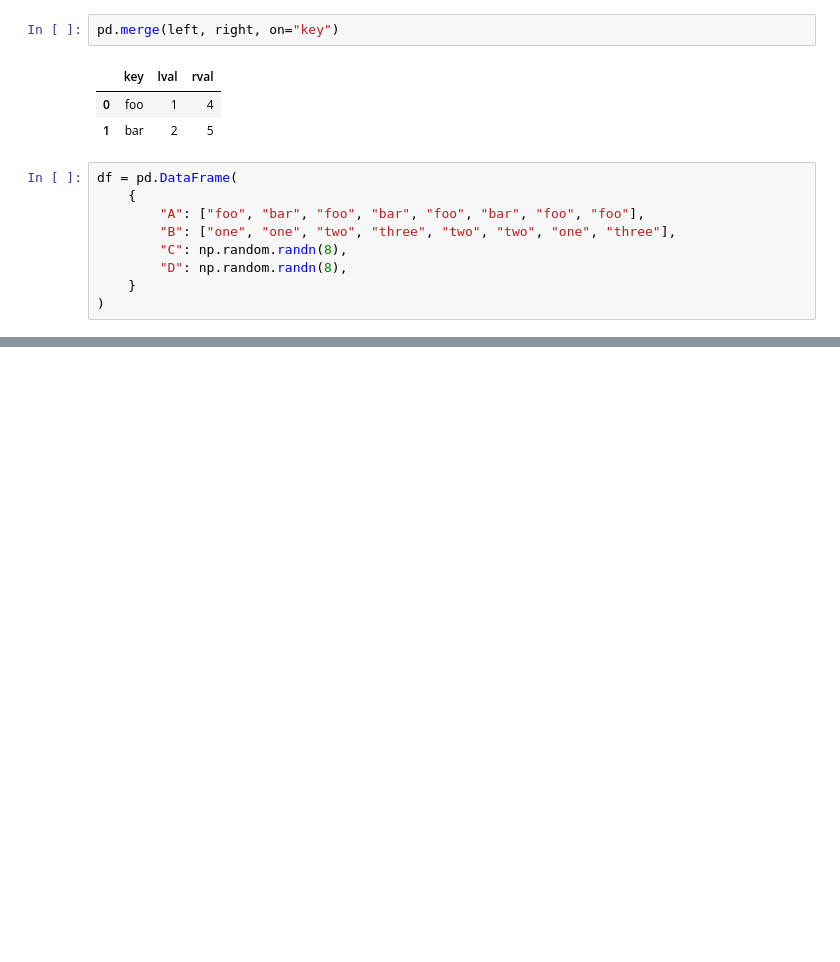
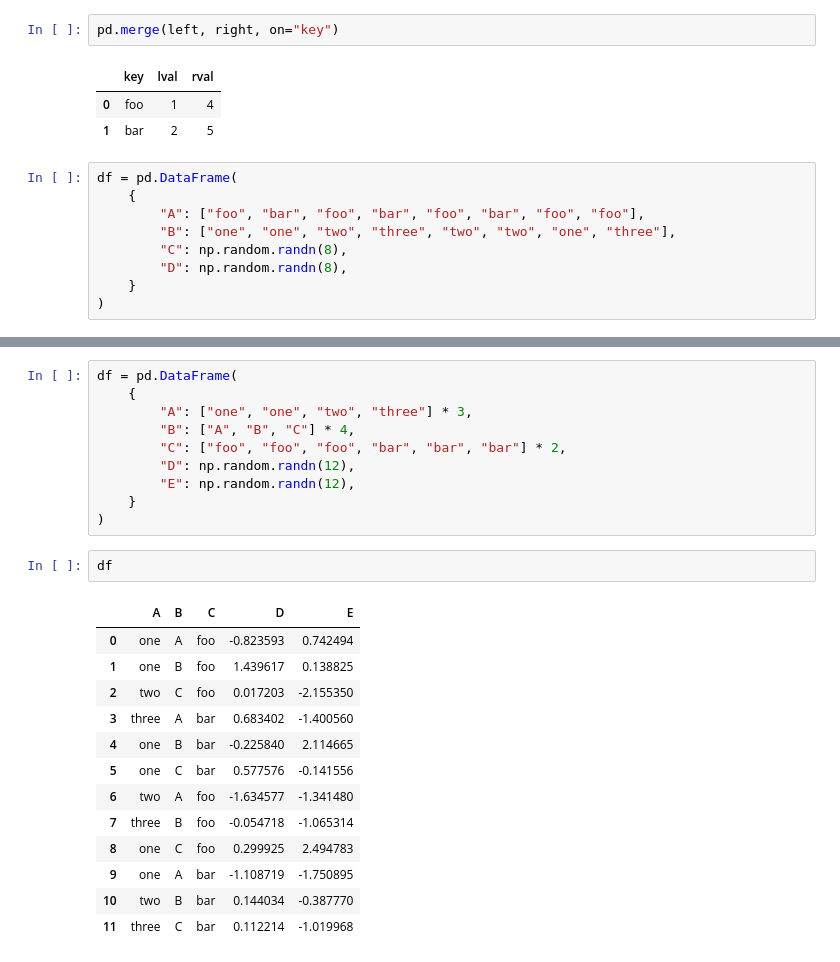
Before and after one commit to namsuhyeong/pandas, a Jupyter notebook: 10_minutes_to_pandas.ipynb, the cells around one changed output, grey strips where cells are left out. Drawn from its saved outputs; the diff is of its cells as text; blank space fills up the shorter version.

```diff
--- a/10_minutes_to_pandas.ipynb
+++ b/10_minutes_to_pandas.ipynb
@@ -593,0 +651,26 @@ df.groupby(["A", "B"]).sum()
+# %%
+df = pd.DataFrame(
+    {
+        "A": ["one", "one", "two", "three"] * 3,
+        "B": ["A", "B", "C"] * 4,
+        "C": ["foo", "foo", "foo", "bar", "bar", "bar"] * 2,
+        "D": np.random.randn(12),
+        "E": np.random.randn(12),
+    }
+)
+# %%
+df
+# %% [output]
+|  | A | B | C | D | E |
+| 0 | one | A | foo | -0.823593 | 0.742494 |
+| 1 | one | B | foo | 1.439617 | 0.138825 |
+| 2 | two | C | foo | 0.017203 | -2.155350 |
+| 3 | three | A | bar | 0.683402 | -1.400560 |
+| 4 | one | B | bar | -0.225840 | 2.114665 |
+| 5 | one | C | bar | 0.577576 | -0.141556 |
+| 6 | two | A | foo | -1.634577 | -1.341480 |
+| 7 | three | B | foo | -0.054718 | -1.065314 |
+| 8 | one | C | foo | 0.299925 | 2.494783 |
+| 9 | one | A | bar | -1.108719 | -1.750895 |
+| 10 | two | B | bar | 0.144034 | -0.387770 |
+| 11 | three | C | bar | 0.112214 | -1.019968 |
```
Also changed, not shown: parts of 65 cells of this notebook.
